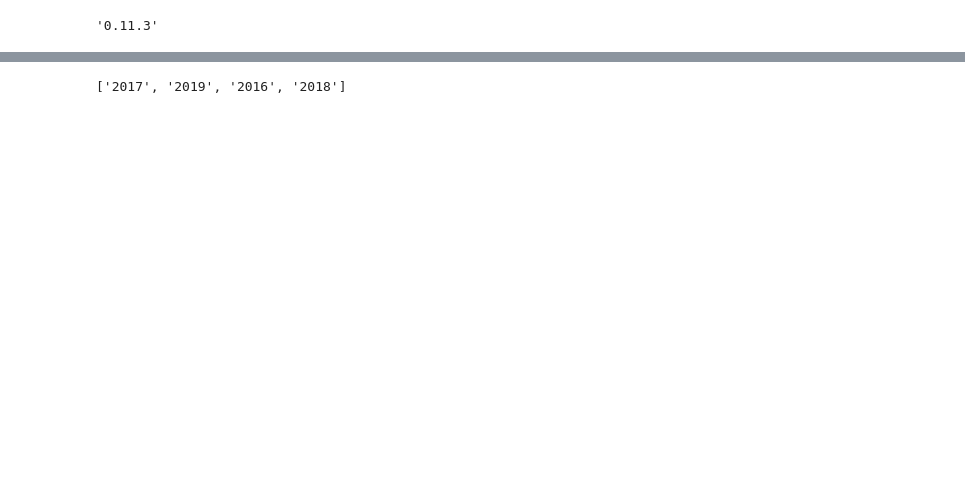
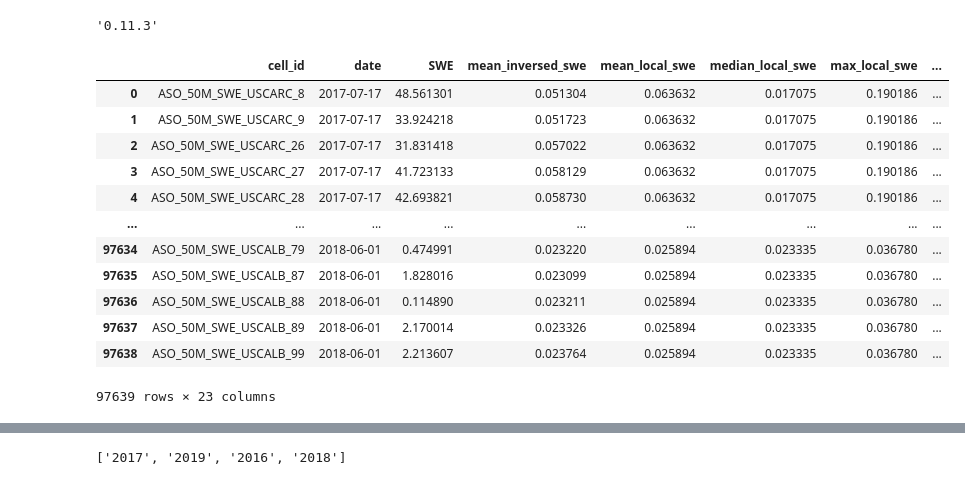
Before and after one commit to Seiris21/ucb2022.snowcast, a Jupyter notebook: notebooks/models/swe_cnn-lstm.ipynb, the cells around one changed output, grey strips where cells are left out. Saved outputs shown, nothing was run; the diff lists cells and outputs as text; code cells hidden in the pictures; blank space fills up the shorter version.

```diff
--- a/notebooks/models/swe_cnn-lstm.ipynb
+++ b/notebooks/models/swe_cnn-lstm.ipynb
@@ -72,3 +72,19 @@ tabluar_columns = len(feature_cols)
 #Tmp drop two rows until better solution i s found
 df = df.drop([56955,82314])
 df.reset_index(inplace=True,drop=True)
+# %%
+df
+# %% [output]
+|  | cell_id | date | SWE | mean_inversed_swe | mean_local_swe | median_local_swe | max_local_swe | ... |
+| 0 | ASO_50M_SWE_USCARC_8 | 2017-07-17 | 48.561301 | 0.051304 | 0.063632 | 0.017075 | 0.190186 | ... |
+| 1 | ASO_50M_SWE_USCARC_9 | 2017-07-17 | 33.924218 | 0.051723 | 0.063632 | 0.017075 | 0.190186 | ... |
+| 2 | ASO_50M_SWE_USCARC_26 | 2017-07-17 | 31.831418 | 0.057022 | 0.063632 | 0.017075 | 0.190186 | ... |
+| 3 | ASO_50M_SWE_USCARC_27 | 2017-07-17 | 41.723133 | 0.058129 | 0.063632 | 0.017075 | 0.190186 | ... |
+| 4 | ASO_50M_SWE_USCARC_28 | 2017-07-17 | 42.693821 | 0.058730 | 0.063632 | 0.017075 | 0.190186 | ... |
+| ... | ... | ... | ... | ... | ... | ... | ... | ... |
+| 97634 | ASO_50M_SWE_USCALB_79 | 2018-06-01 | 0.474991 | 0.023220 | 0.025894 | 0.023335 | 0.036780 | ... |
+| 97635 | ASO_50M_SWE_USCALB_87 | 2018-06-01 | 1.828016 | 0.023099 | 0.025894 | 0.023335 | 0.036780 | ... |
+| 97636 | ASO_50M_SWE_USCALB_88 | 2018-06-01 | 0.114890 | 0.023211 | 0.025894 | 0.023335 | 0.036780 | ... |
+| 97637 | ASO_50M_SWE_USCALB_89 | 2018-06-01 | 2.170014 | 0.023326 | 0.025894 | 0.023335 | 0.036780 | ... |
+| 97638 | ASO_50M_SWE_USCALB_99 | 2018-06-01 | 2.213607 | 0.023764 | 0.025894 | 0.023335 | 0.036780 | ... |
+97639 rows × 23 columns
```
Also changed, not shown: parts of 8 cells of this notebook.
